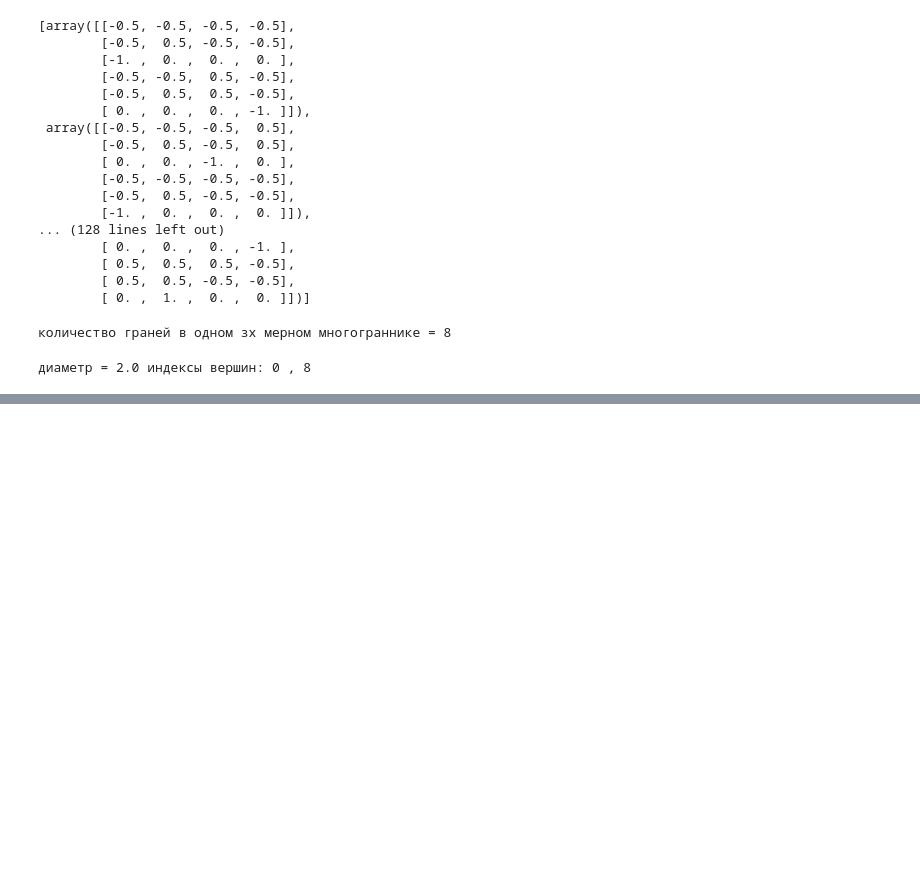
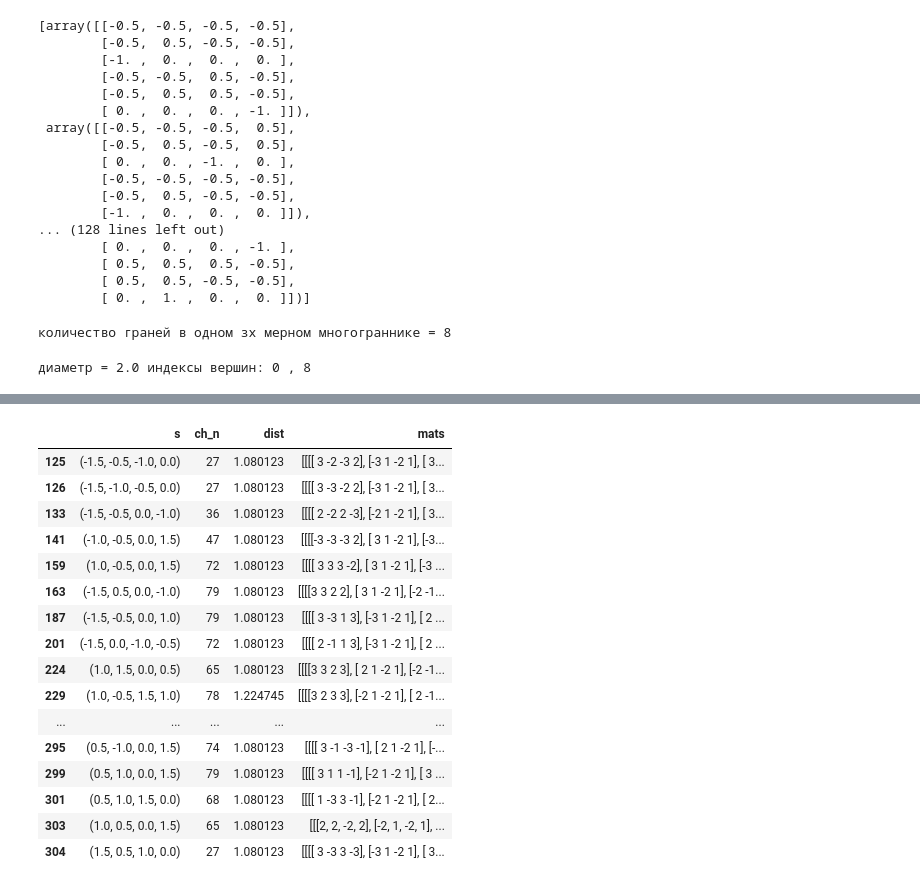
Before and after one commit to nada58272/voronoi, a Jupyter notebook: вороной-итог2.ipynb, the cells around one changed output, grey strips where cells are left out. Cells and saved outputs as stored; diff of their text form; code cells hidden in the pictures; blank space fills up the shorter version.

```diff
--- a/вороной-итог2.ipynb
+++ b/вороной-итог2.ipynb
@@ -459,0 +568,13 @@ for i1 in list_val:
+# %%
+# ищем расстояние для каждой точки s
+
+dict_dist = {}
+for key in dict_s:
+    d = dist(key)
+
+    dict_dist[key] = d
+# %%
+# меняем тип данных в словаре с хроматичекими числами
+
+dict_det = {k: int(v) for k, v in dict_det.items()}
+dict_det
@@ -459,0 +599,8 @@ for i1 in list_val:
+# %%
+# создаю датафрейм с колонками: 's' - координаты точки s, 'ch_n' - минимальное хроматическое число,
+# 'dist' - максимальное запрещенное расстояние, 'mats' - список соответствующих матриц
+
+df = pd.DataFrame(list(dict_det.items()), columns=['s', 'ch_n'])
+df['dist'] = df['s'].map(dict_dist)
+df['mats'] = df['s'].map(dict_s)
+df
@@ -459,0 +621,20 @@ for i1 in list_val:
+# %%
+df.loc[(df['dist'] > 1)]
+# %% [output]
+|  | s | ch_n | dist | mats |
+| 125 | (-1.5, -0.5, -1.0, 0.0) | 27 | 1.080123 | [[[[ 3 -2 -3 2], [-3 1 -2 1], [ 3... |
+| 126 | (-1.5, -1.0, -0.5, 0.0) | 27 | 1.080123 | [[[[ 3 -3 -2 2], [-3 1 -2 1], [ 3... |
+| 133 | (-1.5, -0.5, 0.0, -1.0) | 36 | 1.080123 | [[[[ 2 -2 2 -3], [-2 1 -2 1], [ 3... |
+| 141 | (-1.0, -0.5, 0.0, 1.5) | 47 | 1.080123 | [[[[-3 -3 -3 2], [ 3 1 -2 1], [-3... |
+| 159 | (1.0, -0.5, 0.0, 1.5) | 72 | 1.080123 | [[[[ 3 3 3 -2], [ 3 1 -2 1], [-3 ... |
+| 163 | (-1.5, 0.5, 0.0, -1.0) | 79 | 1.080123 | [[[[3 3 2 2], [ 3 1 -2 1], [-2 -1... |
+| 187 | (-1.5, -0.5, 0.0, 1.0) | 79 | 1.080123 | [[[[ 3 -3 1 3], [-3 1 -2 1], [ 2 ... |
+| 201 | (-1.5, 0.0, -1.0, -0.5) | 72 | 1.080123 | [[[[ 2 -1 1 3], [-3 1 -2 1], [ 2 ... |
+| 224 | (1.0, 1.5, 0.0, 0.5) | 65 | 1.080123 | [[[[3 3 2 3], [ 2 1 -2 1], [-2 -1... |
+| 229 | (1.0, -0.5, 1.5, 1.0) | 78 | 1.224745 | [[[[3 2 3 3], [-2 1 -2 1], [ 2 -1... |
+| ... | ... | ... | ... | ... |
+| 295 | (0.5, -1.0, 0.0, 1.5) | 74 | 1.080123 | [[[[ 3 -1 -3 -1], [ 2 1 -2 1], [-... |
+| 299 | (0.5, 1.0, 0.0, 1.5) | 79 | 1.080123 | [[[[ 3 1 1 -1], [-2 1 -2 1], [ 3 ... |
+| 301 | (0.5, 1.0, 1.5, 0.0) | 68 | 1.080123 | [[[[ 1 -3 3 -1], [-2 1 -2 1], [ 2... |
+| 303 | (1.0, 0.5, 0.0, 1.5) | 65 | 1.080123 | [[[2, 2, -2, 2], [-2, 1, -2, 1], ... |
+| 304 | (1.5, 0.5, 1.0, 0.0) | 27 | 1.080123 | [[[[ 3 -3 3 -3], [-3 1 -2 1], [ 3... |
```
Also changed, not shown: parts of 17 cells of this notebook.
